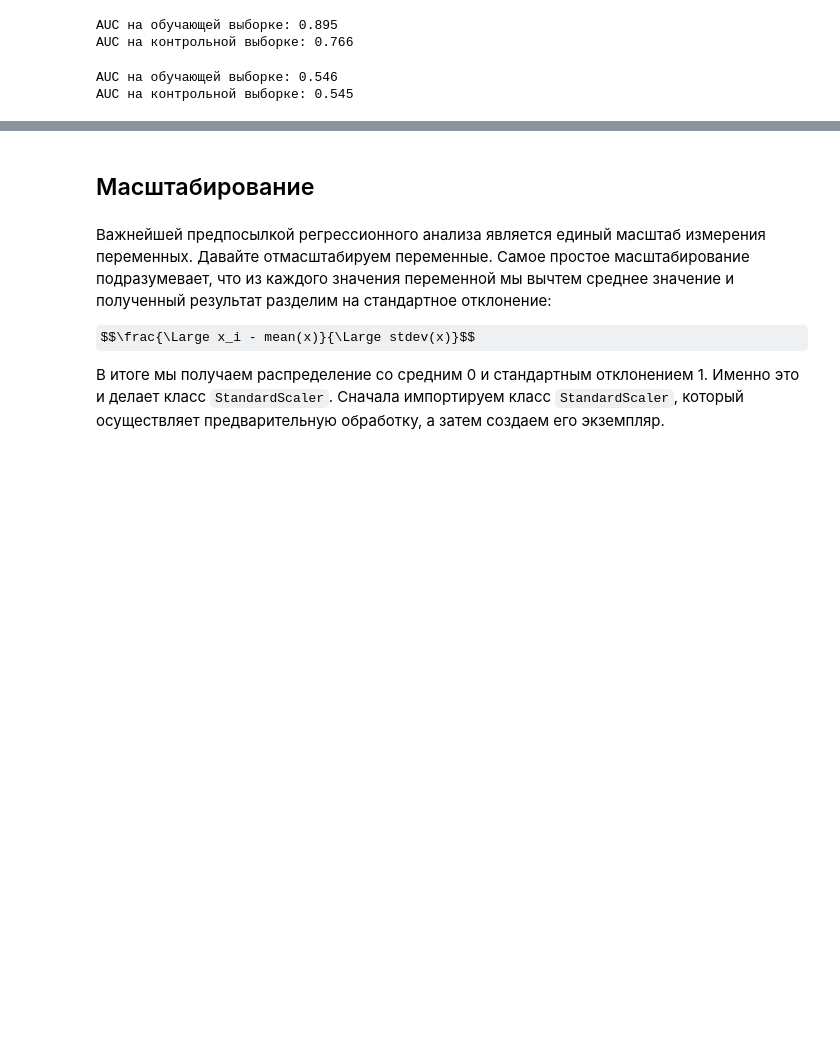
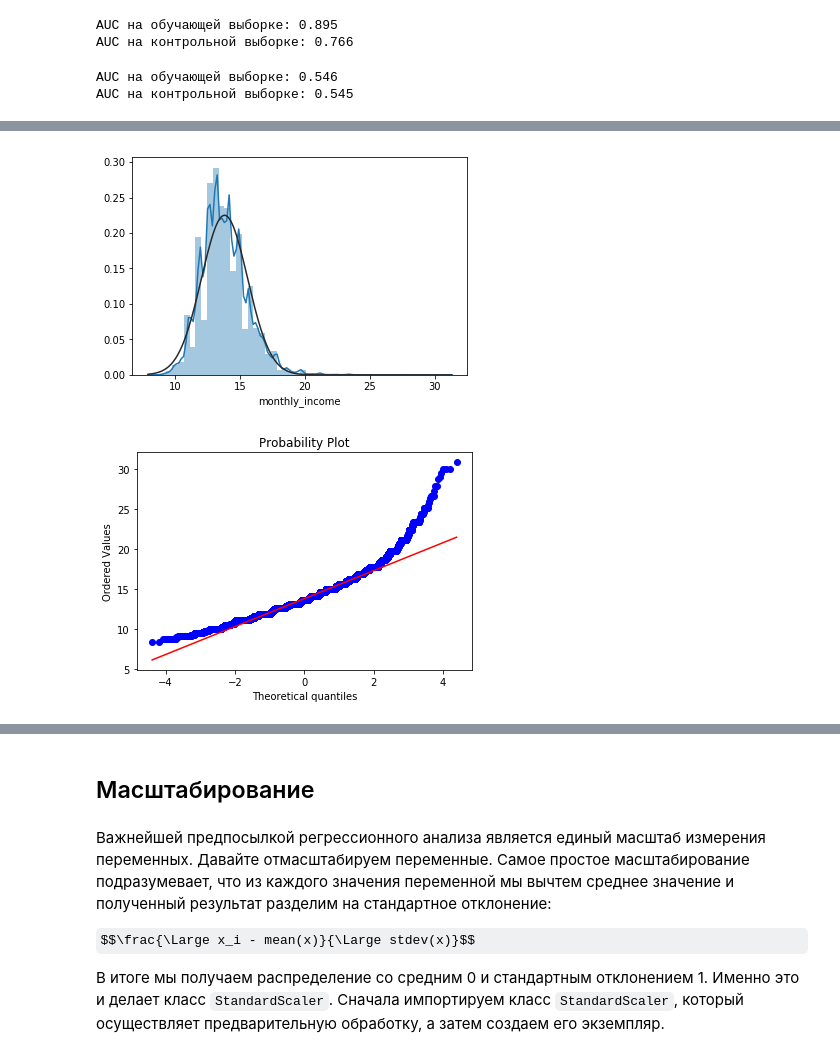
Before and after one commit to gameofdrone/Learning_Pandas_russian_translation-1, a Jupyter notebook: Notebooks/Приложение 4_Пример предварительной подготовки данных в pandas.ipynb, the cells around one changed output, grey strips where cells are left out. Cells and saved outputs as stored; diff of their text form; code cells hidden in the pictures; some formulas as TeX source; blank space fills up the shorter version.

```diff
--- a/Notebooks/Приложение 4_Пример предварительной подготовки данных в pandas.ipynb
+++ b/Notebooks/Приложение 4_Пример предварительной подготовки данных в pandas.ipynb
@@ -486,7 +486,7 @@ series = data['living_region'].value_counts()
 # создаем булеву маску, если частота категории меньше 0.029,
 # будет возвращено значение TRUE, в противном случае
 # будет возвращено значение FALSE
-mask = (series/series.sum() * 100).lt(0.029)
+mask = (region_series/region_series.sum() * 100).lt(0.029)
 
 # выводим последние 10 категорий
 mask.tail(10)
@@ -506,7 +506,7 @@ Name: living_region, dtype: bool
 # с помощью функции np.where мы все категории, по которым возвращено
 # значение TRUE, заменим на категорию OTHER, в противном случае
 # оставим категории неизменными
-data['living_region'] = np.where(data['living_region'].isin(series[mask].index),
+data['living_region'] = np.where(data['living_region'].isin(region_series[mask].index),
                                  'OTHER', data['living_region'])
 # %%
 # выводим частоты для последних 10 категорий
@@ -1012,0 +1184,10 @@ AUC на контрольной выборке: 0.545
+# %%
+# укрупняем редкие категории job_position, tariff_id и living_region
+data.loc[data['job_position'].value_counts()[data['job_position']].values < 50,
+         'job_position'] = 'OTHER'
+
+data.loc[data['tariff_id'].value_counts()[data['tariff_id']].values < 30,
+         'tariff_id'] = 1.99
+
+data['living_region'] = np.where(data['living_region'].isin(region_series[mask].index),
+                                 'OTHER', data['living_region'])
@@ -1012,0 +1198,7 @@ AUC на контрольной выборке: 0.545
+# %%
+# создаем индикатор пропусков для переменной overdue_credit_count,
+# если переменная содержит пропуск, индикатор принимает значение 1,
+# если не содержит, индикатор принимает значение 0
+dct = {'True': 1, 'False': 0}
+train['ind'] = train['overdue_credit_count'].isnull().astype('str').map(dct)
+test['ind'] = test['overdue_credit_count'].isnull().astype('str').map(dct)
@@ -1012,0 +1291,14 @@ AUC на контрольной выборке: 0.545
+# %%
+# строим гистограмму распределения и график
+# квантиль-квантиль, применив преобразование
+# свернутым корнем для переменной monthly_income,
+# используем модуль, чтобы не вычислять корни
+# отрицательных чисел, и затем учитываем знак числа
+sns.distplot(np.sign(train['monthly_income']) *
+             np.sqrt(np.sqrt(train['monthly_income'].abs())), fit=norm)
+fig = plt.figure()
+res = stats.probplot(np.sign(train['monthly_income']) *
+                     np.sqrt(np.sqrt(train['monthly_income'].abs())), plot=plt)
+# %% [output]
+[figure, added]
+[figure, added]
```
Also changed, not shown: parts of 107 cells of this notebook.
